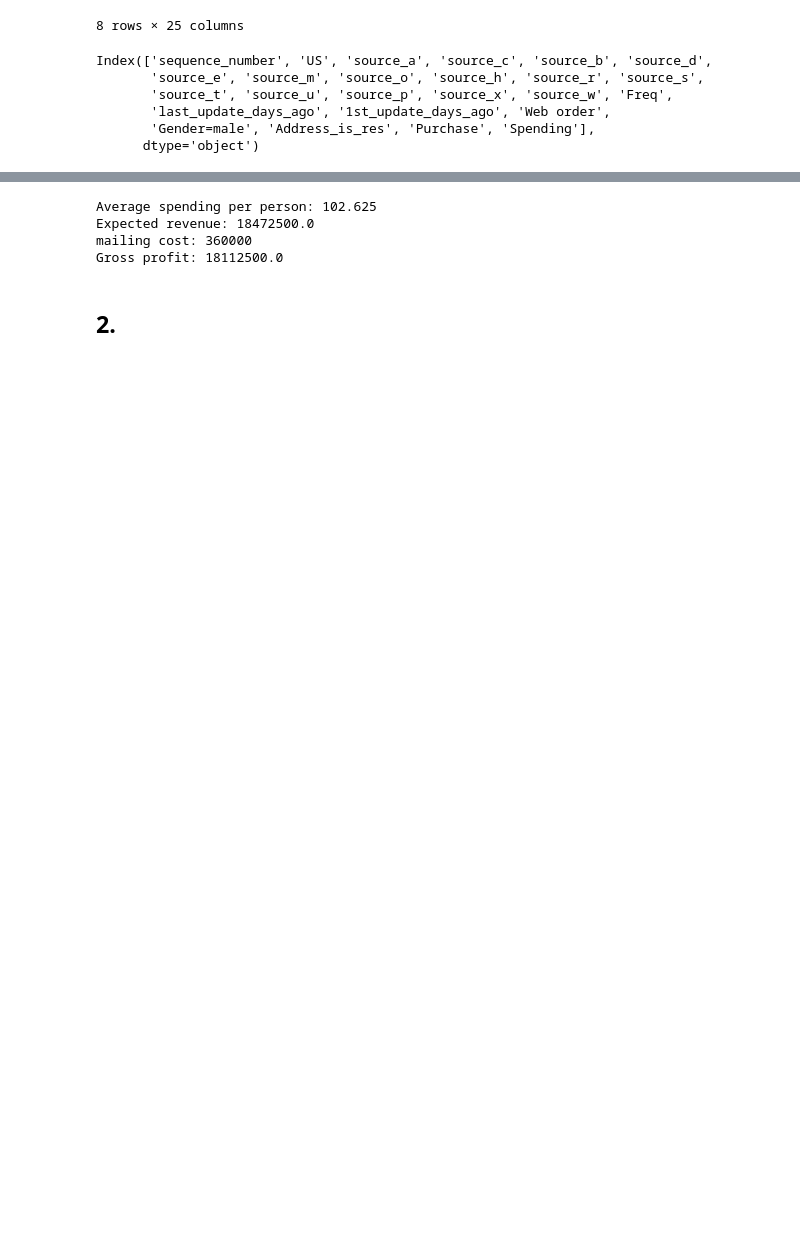
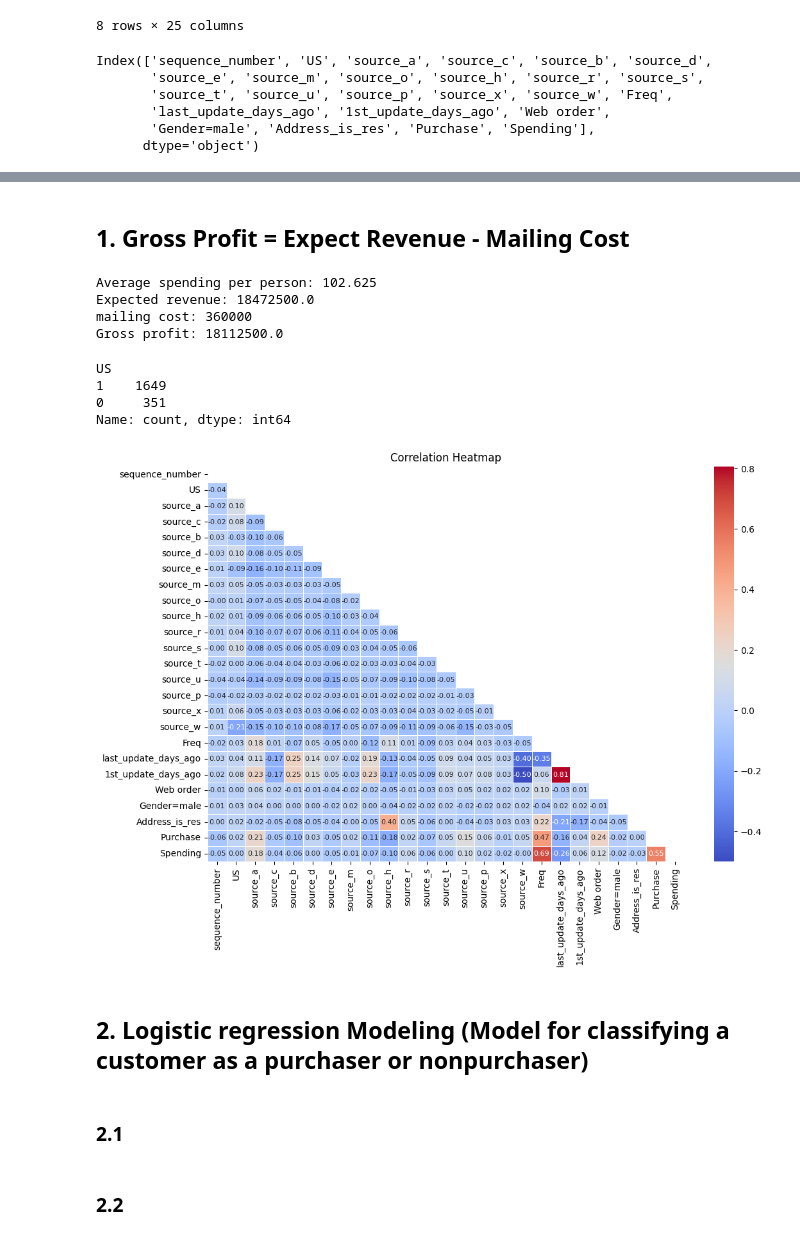
Before and after one commit to xuany823/ADS505, a Jupyter notebook: Module2/Assignment2.1.ipynb, the cells around one changed output, grey strips where cells are left out. Cells and saved outputs as stored; diff of their text form; code cells hidden in the pictures; blank space fills up the shorter version.

Commit message:
Estimate profit before modeling
Answered the Q1 to get the profit before modeling

```diff
--- a/Module2/Assignment2.1.ipynb
+++ b/Module2/Assignment2.1.ipynb
@@ -73 +94,3 @@ Index(['sequence_number', 'US', 'source_a', 'source_c', 'source_b', 'source_d',
+# %% [markdown]
+## 1. Gross Profit = Expect Revenue - Mailing Cost
 # %%
@@ -93,11 +115,36 @@ Average spending per person: 102.625
 Expected revenue: 18472500.0
 mailing cost: 360000
 Gross profit: 18112500.0
+# %%
+df["US"].value_counts()
+# %% [output]
+US
+1    1649
+0     351
+Name: count, dtype: int64
+# %%
+corr = df.corr(numeric_only=True)
+
+# Upper Triangle plot
+mask = np.triu(np.ones_like(corr, dtype=bool))
+
+plt.figure(figsize=(12,8))
+sns.heatmap(corr, mask=mask, cmap="coolwarm", annot=True,
+            annot_kws={"size": 8}, fmt=".2f", linewidths=0.5)
+plt.xticks(rotation=90)
+plt.title("Correlation Heatmap")
+plt.show()
+# %% [output]
+[figure, added]
 # %% [markdown]
-## 2.
+## 2. Logistic regression Modeling (Model for classifying a customer as a purchaser or nonpurchaser)
+# %% [markdown]
+### 2.1
 # %%
 predictors = ['']
 
 
 X = pd.
 train_X, valid_X, train_y, valid_y
+# %% [markdown]
+### 2.2
```
Also changed, not shown: parts of 14 cells of this notebook.
